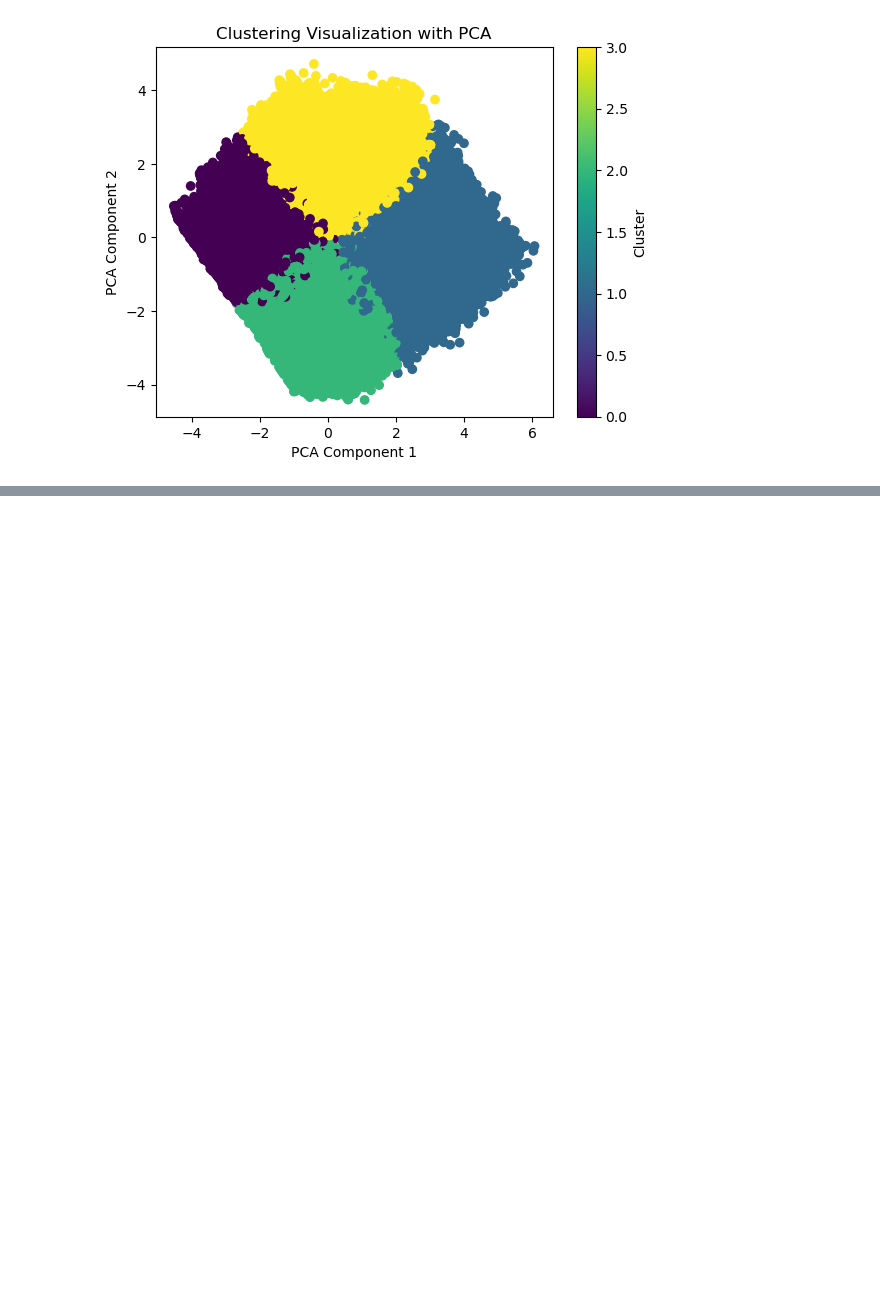
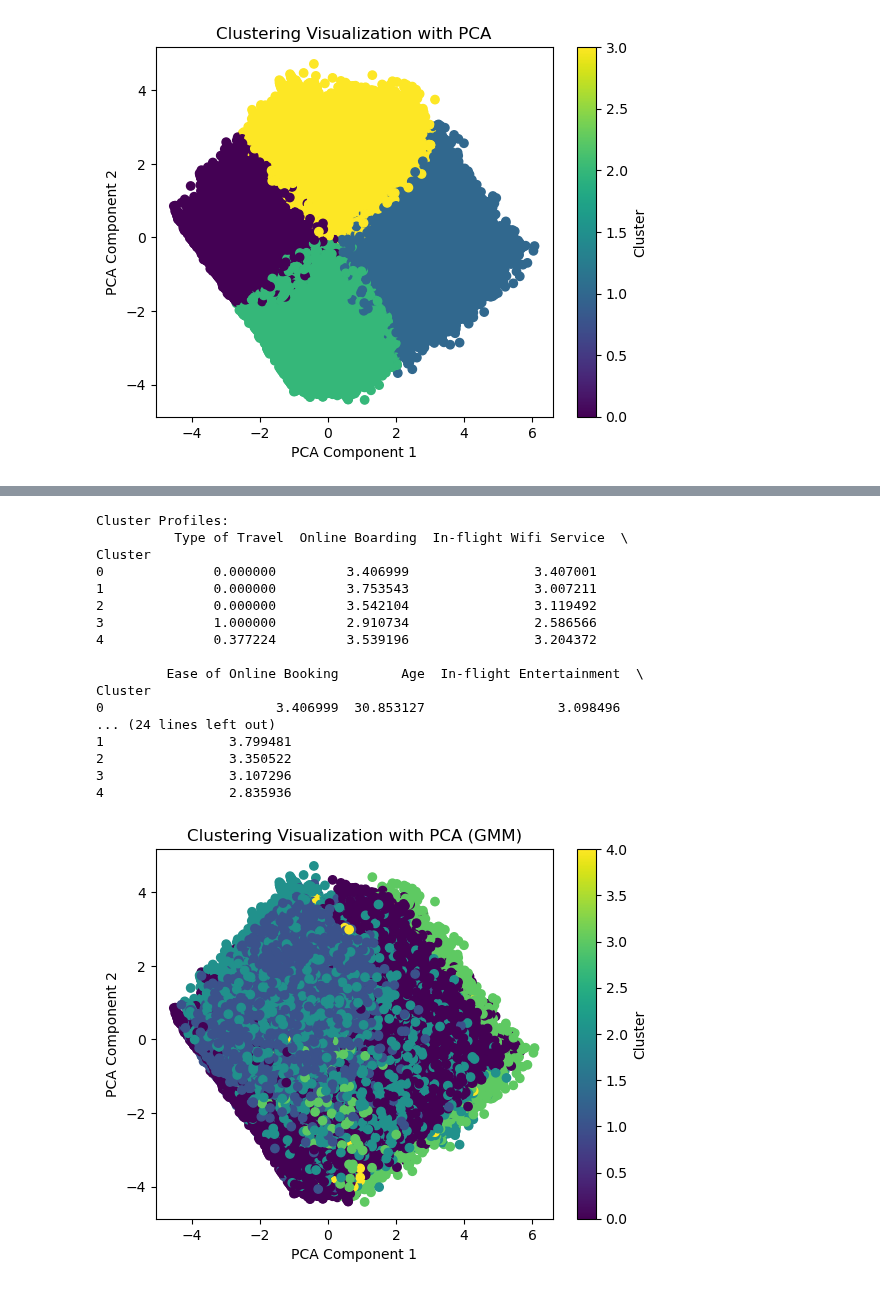
Before and after one commit to HWhr3000/F21DL_Coursework_grp2, a Jupyter notebook: documentation/week4/Clustering without data filter/Clustering_Selected_feature.ipynb, the cells around one changed output, grey strips where cells are left out. Drawn from its saved outputs; the diff is of its cells as text; code cells hidden in the pictures; blank space fills up the shorter version.

```diff
--- a/documentation/week4/Clustering without data filter/Clustering_Selected_feature.ipynb
+++ b/documentation/week4/Clustering without data filter/Clustering_Selected_feature.ipynb
@@ -176,0 +310,43 @@ Estimated number of noise points: 10458
+# %%
+# Step 4: Fit GMM with the chosen number of clusters
+optimal_k = 5  # Replace this with the chosen number of clusters based on BIC and Silhouette Score
+gmm = GaussianMixture(n_components=optimal_k, random_state=42)
+X_original['Cluster'] = gmm.fit_predict(X_scaled)
+
+# Step 5: Analyze Cluster Profiles
+cluster_profiles = X_original.groupby('Cluster').mean()
+print("Cluster Profiles:\n", cluster_profiles)
+
+# Step 6: Add Clustering Results to the Original Data
+data['Cluster'] = X_original['Cluster']
+
+# Optional: Visualize clustering results using PCA
+from sklearn.decomposition import PCA
+
+pca = PCA(n_components=2)
+X_pca = pca.fit_transform(X_scaled)
+plt.scatter(X_pca[:, 0], X_pca[:, 1], c=X_original['Cluster'], cmap='viridis')
+plt.xlabel('PCA Component 1')
+plt.ylabel('PCA Component 2')
+plt.title('Clustering Visualization with PCA (GMM)')
+plt.colorbar(label='Cluster')
+plt.show()
+# %% [output]
+Cluster Profiles:
+          Type of Travel  Online Boarding  In-flight Wifi Service  \
+Cluster
+0              0.000000         3.406999                3.407001
+1              0.000000         3.753543                3.007211
+2              0.000000         3.542104                3.119492
+3              1.000000         2.910734                2.586566
+4              0.377224         3.539196                3.204372
+
+         Ease of Online Booking        Age  In-flight Entertainment  \
+Cluster
+0                      3.406999  30.853127                 3.098496
+... (24 lines left out)
+1                3.799481
+2                3.350522
+3                3.107296
+4                2.835936
+[figure, added]
```
Also changed, not shown: parts of 3 cells of this notebook, 2 other files.
